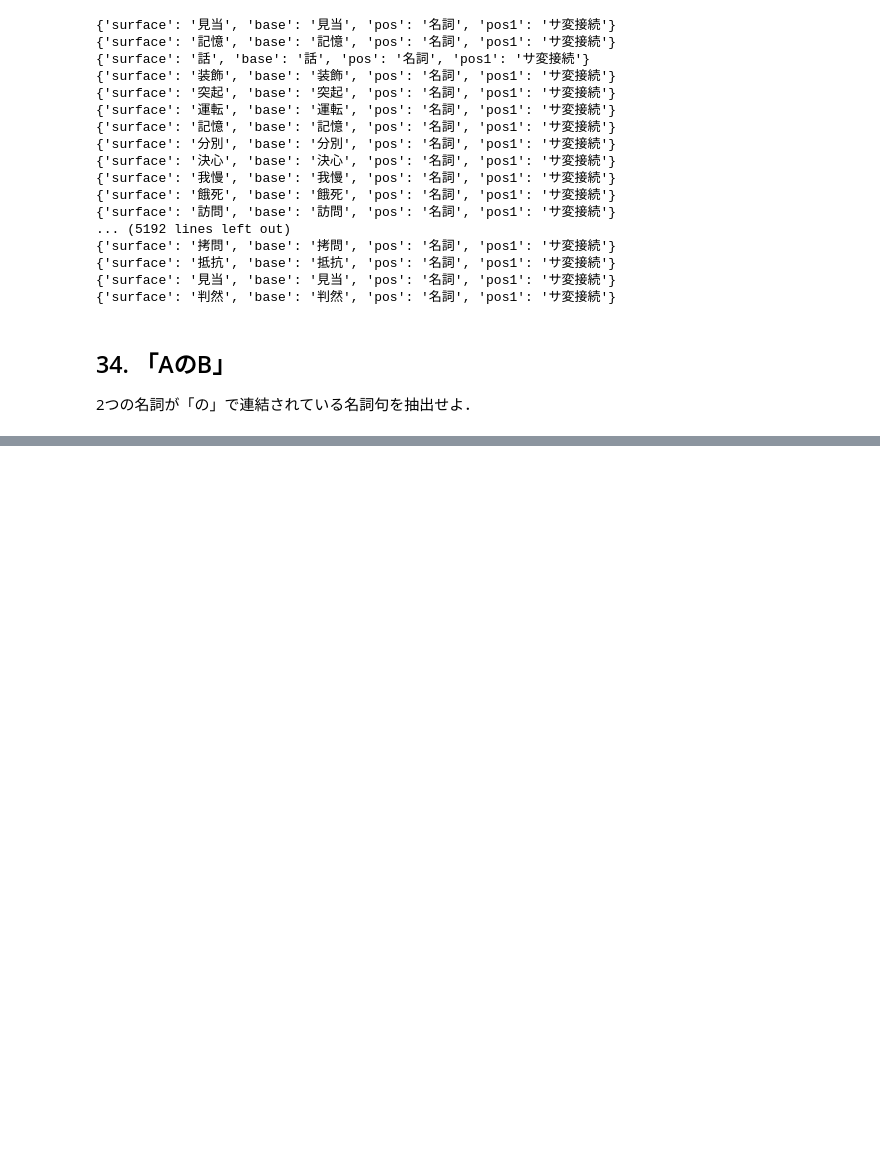
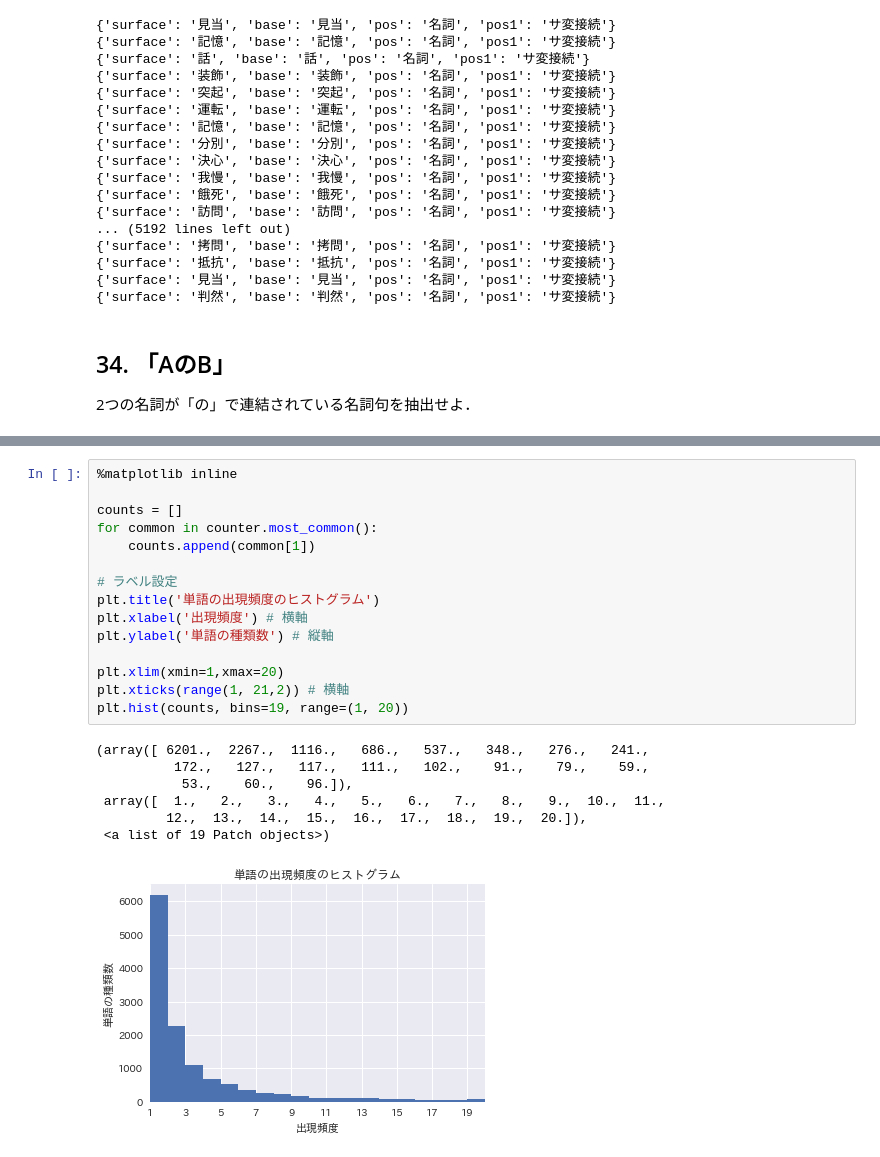
Before and after one commit to kimukkimu/nlp100, a Jupyter notebook: ch4/Untitled.ipynb, the cells around one changed output, grey strips where cells are left out. Cells and saved outputs as stored; diff of their text form; blank space fills up the shorter version.

```diff
--- a/ch4/Untitled.ipynb
+++ b/ch4/Untitled.ipynb
@@ -201,0 +272,23 @@ answer
+# %%
+%matplotlib inline
+
+counts = []
+for common in counter.most_common():
+    counts.append(common[1])
+
+# ラベル設定
+plt.title('単語の出現頻度のヒストグラム')
+plt.xlabel('出現頻度') # 横軸
+plt.ylabel('単語の種類数') # 縦軸
+
+plt.xlim(xmin=1,xmax=20)
+plt.xticks(range(1, 21,2)) # 横軸
+plt.hist(counts, bins=19, range=(1, 20))
+# %% [output]
+(array([ 6201.,  2267.,  1116.,   686.,   537.,   348.,   276.,   241.,
+          172.,   127.,   117.,   111.,   102.,    91.,    79.,    59.,
+           53.,    60.,    96.]),
+ array([  1.,   2.,   3.,   4.,   5.,   6.,   7.,   8.,   9.,  10.,  11.,
+         12.,  13.,  14.,  15.,  16.,  17.,  18.,  19.,  20.]),
+ <a list of 19 Patch objects>)
+[figure, added]
```
Also changed, not shown: parts of 12 cells of this notebook.
